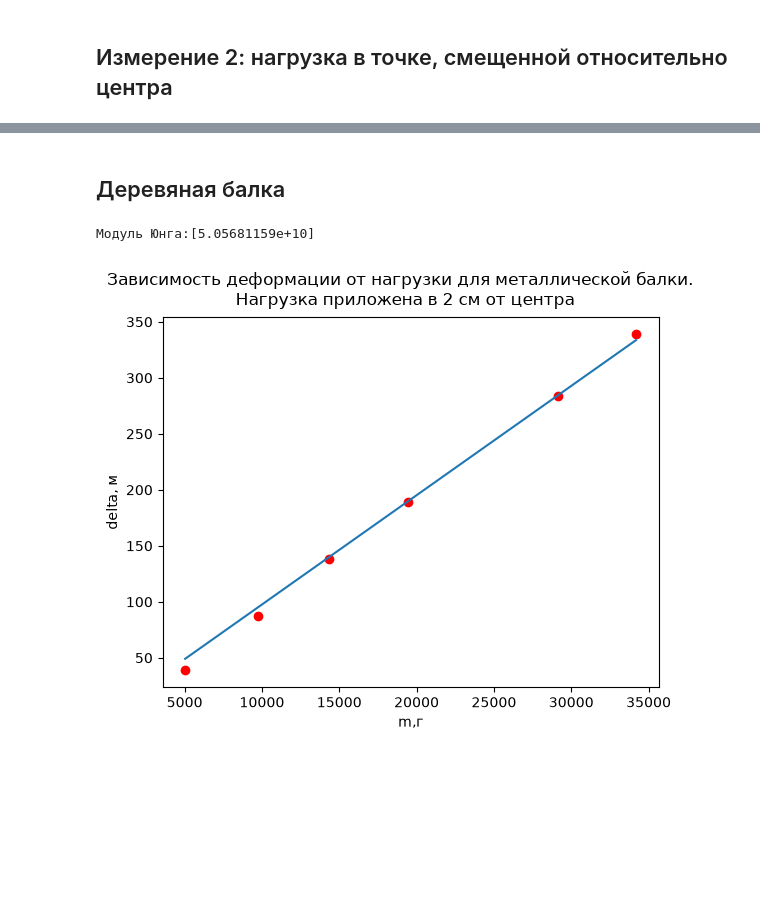
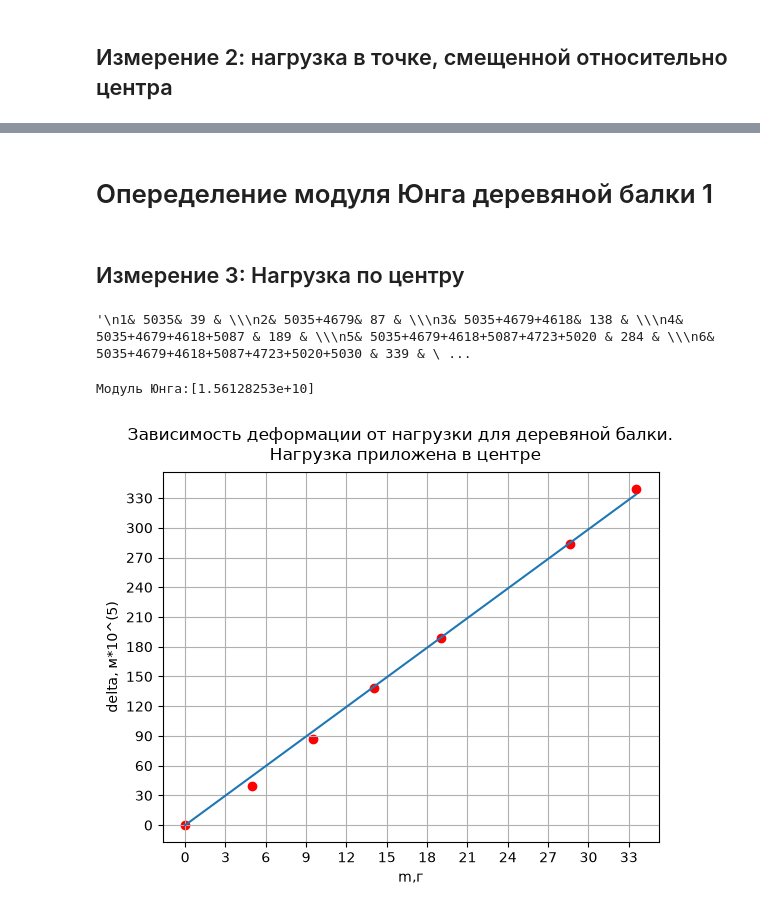
Before and after one commit to sanyaswim2020-lgtm/MIPT_phys_lab, a Jupyter notebook: Mechanics/1_3_1_and_1_3_2/1_3_1.ipynb, the cells around one changed output, grey strips where cells are left out. Drawn from its saved outputs; the diff is of its cells as text; code cells hidden in the pictures; blank space fills up the shorter version.

```diff
--- a/Mechanics/1_3_1_and_1_3_2/1_3_1.ipynb
+++ b/Mechanics/1_3_1_and_1_3_2/1_3_1.ipynb
@@ -76,4 +85,9 @@ fig.show()
 4& 5035+4679+4618+5087 & 261 & \\
 5& 5035+4679+4618+5087+4723+5020 & 403 & \\
 6& 5035+4679+4618+5087+4723+5020+5030 & 466 & \\
+
+l = 50.4 cmм * 10^(5)
+a = 27; b= 23.4
+w = 21.4
+h = 4.4
 '''
@@ -99,5 +121,7 @@ fig.show()
-# %% [markdown]
-## Деревяная балка
+# %% [markdown]
+# Опеределение модуля Юнга деревяной балки 1
+# %% [markdown]
+## Измерение 3: Нагрузка по центру
 # %%
 '''
 1& 5035& 39 & \\
@@ -106,27 +130,31 @@ fig.show()
 4& 5035+4679+4618+5087 & 189 & \\
 5& 5035+4679+4618+5087+4723+5020 & 284 & \\
 6& 5035+4679+4618+5087+4723+5020+5030 & 339 & \\
+
+ширина 20мм
+толщина 10,1 mm
 '''
-'''
-ширина 20мм
-толщина 10,1
-'''
+# %% [output]
+'\n1& 5035& 39 & \\\n2& 5035+4679& 87 & \\\n3& 5035+4679+4618& 138 & \\\n4& 5035+4679+4618+5087 & 189 & \\\n5& 5035+4679+4618+5087+4723+5020 & 284 & \\\n6& 5035+4679+4618+5087+4723+5020+5030 & 339 & \ ...
 # %%
-exp_3_mass = np.array([5035, 5035+4679,5035+4679+4618,5035+4679+4618+5087,5035+4679+4618+5087+4723+5020,5035+4679+4618+5087+4723+5020+5030])
-exp_3_delta = np.array([39,87,138,189,284,339])
-popt_3, no = curve_fit(delta,exp_3_mass,exp_3_delta)
+exp_3_force = np.array([0, 5035, 5035+4679,5035+4679+4618,5035+4679+4618+5087,5035+4679+4618+5087+4723+5020,5035+4679+4618+5087+4723+5020+5030])*9.81*10**(-4)
+exp_3_delta = np.array([0,39,87,138,189,284,339])
+popt_3, no = curve_fit(delta,exp_3_force,exp_3_delta)
 '''
 popt = l^3/(4ab^3E)
 '''
-Ung = (50.4*10**(-6))/(4*21.4*4.4**(3)*10**(-12)*popt_3*10**(-5))
-print(f"Модуль Юнга:{Ung}")
+Ung_3 = Ung_center(l=50.4, h=10.1, w=20, k=popt_3)
+print(f"Модуль Юнга:{Ung_3}")
 fig, ax = plt.subplots()
-ax.scatter(exp_3_mass, exp_3_delta,color='red')
-ax.plot(exp_3_mass, popt_3*exp_3_mass)
+ax.scatter(exp_3_force, exp_3_delta,color='red')
+ax.plot(exp_3_force, popt_3*exp_3_force)
 ax.set_xlabel('m,г')
-ax.set_ylabel('delta, м')
-fig.suptitle('Зависимость деформации от нагрузки для металлической балки. \n Нагрузка приложена в 2 см от центра')
+ax.set_ylabel('delta, м*10^(5)')
+ax.xaxis.set_major_locator(ticker.MultipleLocator(3))
+ax.yaxis.set_major_locator(ticker.MultipleLocator(30))
+ax.grid(True)
+fig.suptitle('Зависимость деформации от нагрузки для деревяной балки. \n Нагрузка приложена в центре')
 fig.show()
 # %% [output]
-Модуль Юнга:[5.05681159e+10]
+Модуль Юнга:[1.56128253e+10]
-[figure, old version]
+[figure, new version]
```
Also changed, not shown: parts of 34 cells of this notebook, 34 other files.
